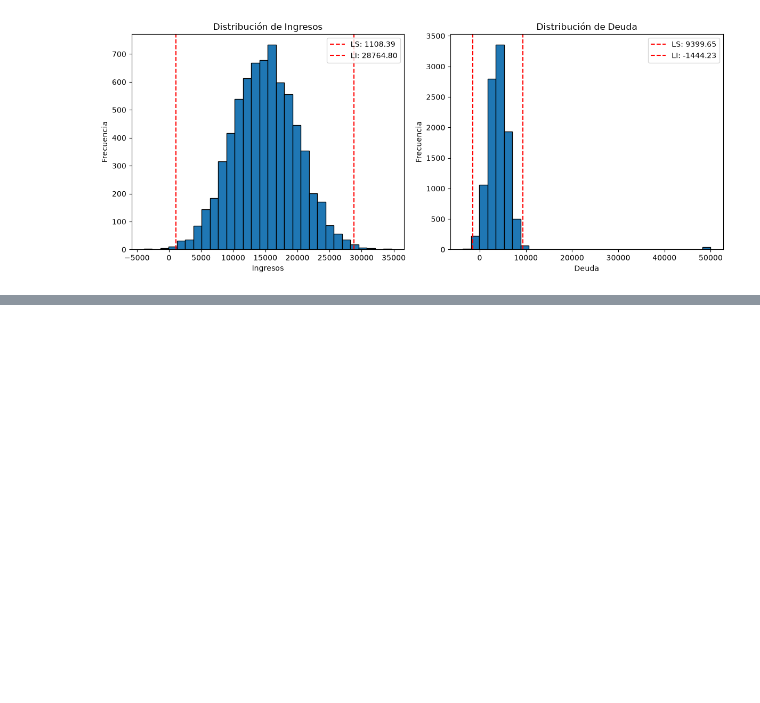
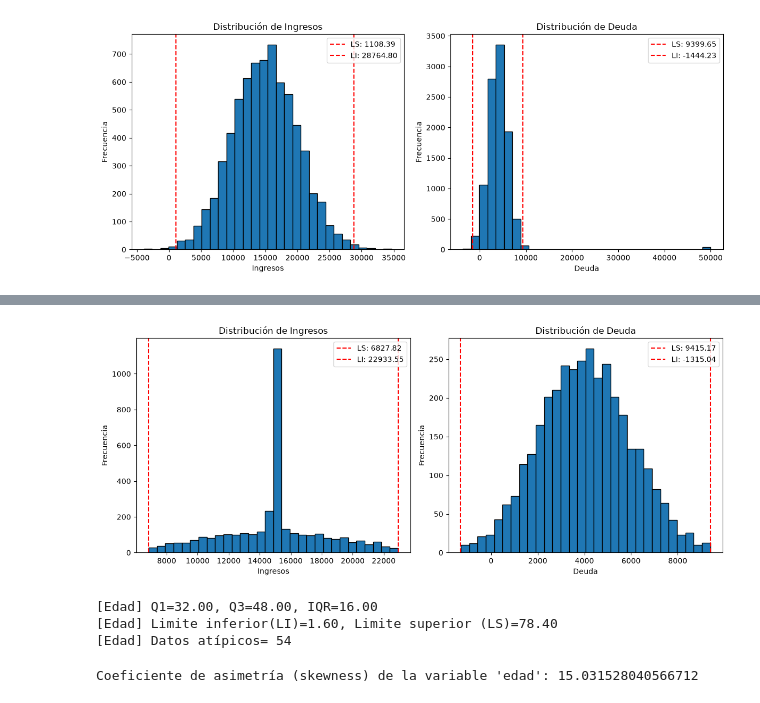
Before and after one commit to pdanielvazquez/limpieza-preprocesamiento-datos-dd-ibero-o26, a Jupyter notebook: limpieza-preprocesamiento.ipynb, the cells around one changed output, grey strips where cells are left out. Saved outputs shown, nothing was run; the diff lists cells and outputs as text; code cells hidden in the pictures; blank space fills up the shorter version.

```diff
--- a/limpieza-preprocesamiento.ipynb
+++ b/limpieza-preprocesamiento.ipynb
@@ -280,0 +641,10 @@ plt.show()
+# %%
+# Eliminando los valores atípicos de la columna deudas
+df_sin_duplicados = df_sin_duplicados[
+    df_sin_duplicados["deuda"].between(LI_deuda, LS_deuda)
+].copy()
+# %%
+# Eliminando los valores atípicos de la columna ingresos
+df_sin_duplicados = df_sin_duplicados[
+    df_sin_duplicados["ingresos"].between(LI_ingresos, LS_ingresos)
+].copy()
@@ -280,0 +669,49 @@ plt.show()
+# %%
+# Grafica de distribución de ingresos (subplot-1) y deuda (subplot-2) de tipo histograma con limites de outliers
+plt.figure(figsize=(12, 5))
+plt.subplot(1, 2, 1)
+plt.hist(df_sin_duplicados['ingresos'], bins=30, edgecolor='black')
+plt.xlabel('Ingresos')
+plt.ylabel('Frecuencia')
+plt.title('Distribución de Ingresos')
+plt.axvline(LI_ingresos, color='r', linestyle='--', label=f'LS: {LI_ingresos:.2f}')
+plt.axvline(LS_ingresos, color='r', linestyle='--', label=f'LI: {LS_ingresos:.2f}')
+plt.legend()
+
+plt.subplot(1, 2, 2)
+plt.hist(df_sin_duplicados['deuda'], bins=30, edgecolor='black')
+plt.xlabel('Deuda')
+plt.ylabel('Frecuencia')
+plt.title('Distribución de Deuda')
+plt.axvline(LS_deuda, color='r', linestyle='--', label=f'LS: {LS_deuda:.2f}')
+plt.axvline(LI_deuda, color='r', linestyle='--', label=f'LI: {LI_deuda:.2f}')
+plt.legend()
+
+plt.tight_layout()
+plt.show()
+# %% [output]
+[figure, added]
+# %%
+# Diagnostico de los datos atípicos (outliers) mediante el método de Rango Intercuartílico (IQR)
+
+# 1. Con respecto a la
+Q1_edad = df_sin_duplicados['edad'].quantile(0.25)
+Q3_edad = df_sin_duplicados['edad'].quantile(0.75)
+IQR_edad = Q3_edad - Q1_edad
+
+LI_edad = Q1_edad - 1.9 * IQR_edad
+LS_edad = Q3_edad + 1.9 * IQR_edad
+
+outliers_edad = ((df_sin_duplicados['edad'] < LI_edad) | (df_sin_duplicados['edad']>LS_edad)).sum()
+print(f"[Edad] Q1={Q1_edad:.2f}, Q3={Q3_edad:.2f}, IQR={IQR_edad:.2f}")
+print(f"[Edad] Limite inferior(LI)={LI_edad:.2f}, Limite superior (LS)={LS_edad:.2f} ")
+print(f"[Edad] Datos atípicos= {outliers_edad}")
+# %% [output]
+[Edad] Q1=32.00, Q3=48.00, IQR=16.00
+[Edad] Limite inferior(LI)=1.60, Limite superior (LS)=78.40
+[Edad] Datos atípicos= 54
+# %%
+skewness_edad = df_sin_duplicados['edad'].skew()
+print(f"Coeficiente de asimetría (skewness) de la variable 'edad': {skewness_edad}")
+# %% [output]
+Coeficiente de asimetría (skewness) de la variable 'edad': 15.031528040566712
```
Also changed, not shown: parts of 38 cells of this notebook, 1 other file.
